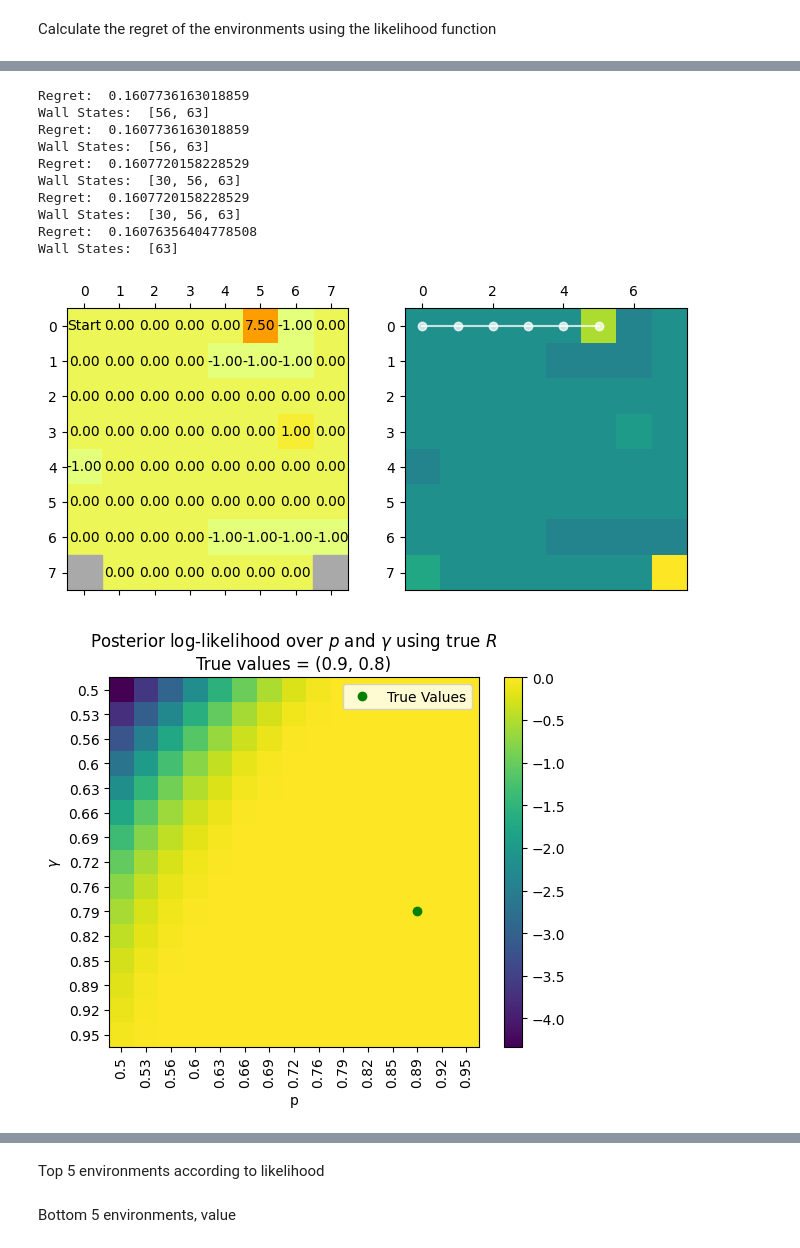
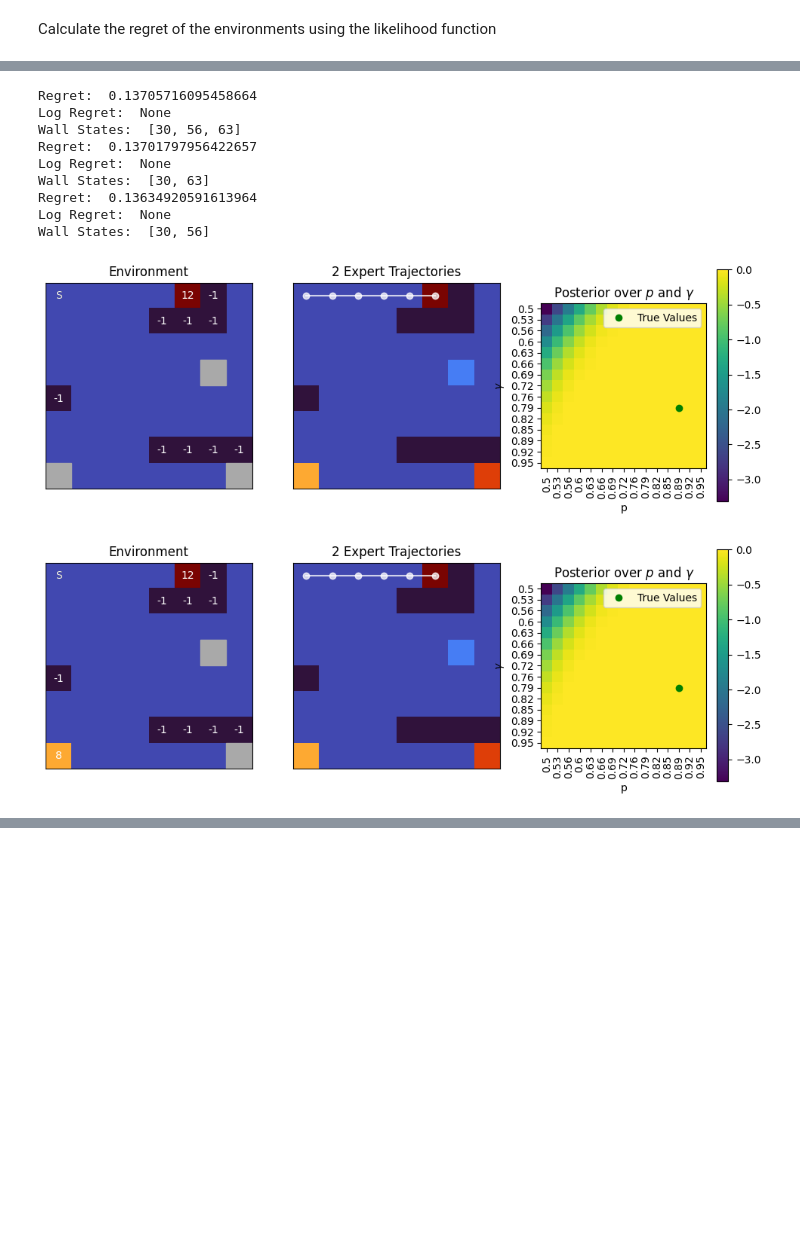
Before and after one commit to ankile/irl-environment-design, a Jupyter notebook: notebooks/07_pa_value_vs_likelihood.ipynb, the cells around one changed output, grey strips where cells are left out. Drawn from its saved outputs; the diff is of its cells as text; code cells hidden in the pictures; blank space fills up the shorter version.

```diff
--- a/notebooks/07_pa_value_vs_likelihood.ipynb
+++ b/notebooks/07_pa_value_vs_likelihood.ipynb
@@ -129,3 +132,9 @@ for idx, candidate_env in enumerate(candidate_envs):
 
     #append wall to list of walls of that environment
     candidate_env.wall_states = _goal_states_list[idx]
+# %%
+fig, (ax1, ax2, ax3, ax4) = plt.subplots(1, 4, figsize=(12, 4))
+plot_environment(agent_R.reshape(N, M), candidate_envs[3].wall_states, ax=ax1)
+plot_environment(agent_R.reshape(N, M), candidate_envs[6].wall_states, ax=ax2)
+plot_environment(agent_R.reshape(N, M), candidate_envs[9].wall_states, ax=ax3)
+plot_environment(agent_R.reshape(N, M), candidate_envs[14].wall_states, ax=ax4)
@@ -135,7 +146,10 @@ Calculate potential Posterior in candidate environment if we had 2 expert trajec
 def plot_posterior_for_env(env: Environment):
 
     print("Regret: ", env.regret)
+    print("Log Regret: ", env.log_regret)
     print("Wall States: ", env.wall_states)
+
+    fig, (ax1, ax2, ax3) = plt.subplots(1, 3, figsize=(12, 4))
 
     T_true = transition_matrix(N, M, p=p_true, absorbing_states=goal_states)
     T_true = insert_walls_into_T(T_true, wall_indices=env.wall_states)
@@ -155,7 +169,6 @@ def plot_posterior_for_env(env: Environment):
 
     expert_trajectories_1 = [(env, trajectories)]
 
-    fig, (ax1, ax2) = plt.subplots(1, 2, figsize=(8, 4))
     plot_environment(
         agent_R.reshape(N, M),
         env.wall_states,
@@ -169,4 +182,15 @@ def plot_posterior_for_env(env: Environment):
     # Remove the colorbar from the second plot
     ax2.get_images()[0].colorbar.remove()
 
-    plot_log_likelihood(param_values=true_params, expert_trajectories=expert_trajectories_1, goal_states=goal_states)
+    plot_log_likelihood(param_values=true_params, expert_trajectories=expert_trajectories_1, goal_states=goal_states, ax=ax3)
+# %%
+from src.utils.inference.sampling import bayesian_parameter_learning
+from src.utils.environment_design import environment_search
+
+posterior_samples_1 = bayesian_parameter_learning(expert_trajectories=expert_trajectories_1,
+                                                  sample_size=n_samples_MC,
+                                                  goal_states=goal_states,
+                                                  n_states=n_states)
+posterior_samples_1 = posterior_samples_1[-250:]
+
+plot_posterior_distribution(posterior_samples=posterior_samples_1, N=N, M=M, absorbing_states=goal_states, true_params=true_params)
@@ -173,13 +199,4 @@ def plot_posterior_for_env(env: Environment):
 # %% [markdown]
 ## Calculate likelihood and value based regret for this environment
-# %%
-from src.utils.inference.sampling import bayesian_parameter_learning
-from src.utils.environment_design import environment_search
-
-posterior_samples_1 = bayesian_parameter_learning(expert_trajectories=expert_trajectories_1,
-                                                  sample_size=n_samples_MC,
-                                                  goal_states=goal_states,
-                                                  n_states=n_states)
-posterior_samples_1 = posterior_samples_1[-100:]
 # %% [markdown]
 Calculate the regret of the environments using the value function
@@ -198,16 +283,15 @@ Top 5 environments according to value
 # %%
-for env in envs_value[:5]:
+for env in envs_value[:3]:
     plot_posterior_for_env(env)
 # %% [output]
-Regret:  0.1607736163018859
-Wall States:  [56, 63]
-Regret:  0.1607736163018859
-Wall States:  [56, 63]
-Regret:  0.1607720158228529
+Regret:  0.13705716095458664
+Log Regret:  None
 Wall States:  [30, 56, 63]
-Regret:  0.1607720158228529
-Wall States:  [30, 56, 63]
-Regret:  0.16076356404778508
-Wall States:  [63]
+Regret:  0.13701797956422657
+Log Regret:  None
+Wall States:  [30, 63]
+Regret:  0.13634920591613964
+Log Regret:  None
+Wall States:  [30, 56]
-[figure, old version]
+[figure, new version]
-[figure, old version]
+[figure, new version]
@@ -222,2 +298,0 @@ Wall States:  [63]
-# %% [markdown]
-Top 5 environments according to likelihood
@@ -227,2 +298,0 @@ for env in envs_likelihood[:5]:
-# %% [markdown]
-Bottom 5 environments, value
```
Also changed, not shown: parts of 15 cells of this notebook, 4 other files.
